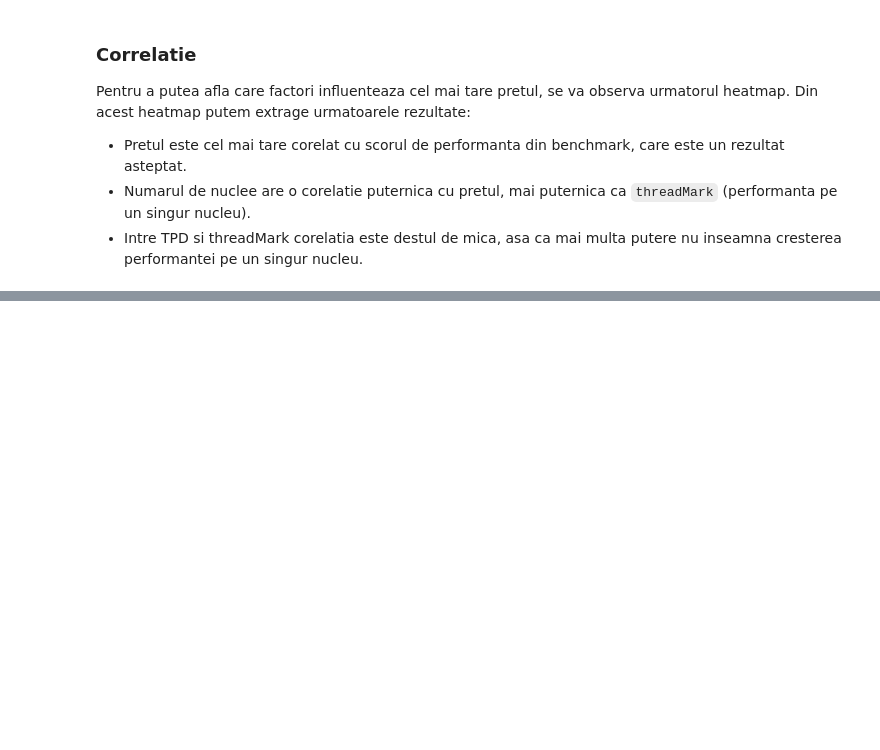
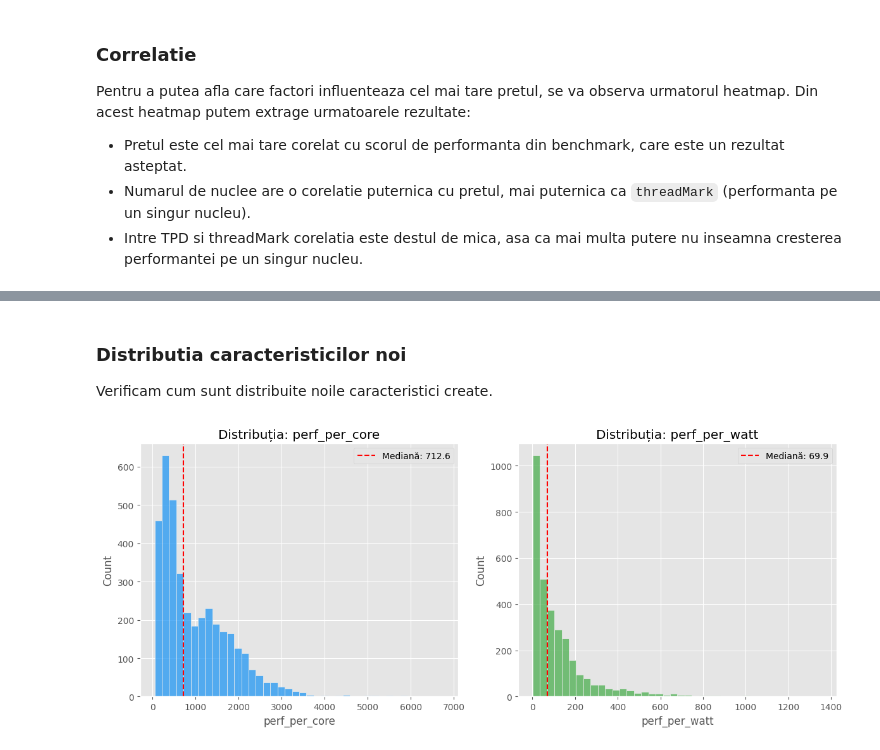
Before and after one commit to Madachii/sisteme-inteligente, a Jupyter notebook: src/notebook.ipynb, the cells around one changed output, grey strips where cells are left out. Cells and saved outputs as stored; diff of their text form; code cells hidden in the pictures; blank space fills up the shorter version.

```diff
--- a/src/notebook.ipynb
+++ b/src/notebook.ipynb
@@ -45,7 +54,7 @@ df['log_price'] = np.log1p(df['price'])
 df = df[[
     'manufacturer',
     'log_price',
-    'cpuName',
+    # 'cpuName',
     'price',
     'cpuMark',
     # 'cpuValue',
@@ -59,21 +68,8 @@ df = df[[
     'category',
     # 'match_name'
     ]].copy()
-# df.head()
-# df.dtypes
 
-
-# plt.figure(figsize=(10, 6))
-# sns.scatterplot(data=df, x='price', y='multiScore', hue='manufacturer', style='category', alpha=0.7)
-# plt.title('CPU Value: Price vs. Multi-core Performance (cpuMark)')
-# plt.xscale('log') # Log scale is often better for price since it ranges from $50 to $7000+
-# plt.show()
-
-# plt.figure(figsize=(10, 6))
-# sns.barplot(data=df, x='TDP', y='multiScore', hue='manufacturer', alpha=0.7)
-# plt.title('Power Efficiency: TDP vs. Performance (sized by core count)')
-# plt.show()
-df_corr = df.dropna(subset=['price'])
+# mai pot sa adaug si generatile din unme cum ar fi ryzen 7 i3 etc...
 # %% [markdown]
 # Analiza exploratorie
 Din cauza ca diferenta intre media preturilor si mediana acestora este mare (706.79 vs. 1938) sugereaza ca datele sunt distribuite asimetric spre stanga. Din acest motiv in model se va aplica log() pe pret pentru al aduce mai aproape de o curba gaussiana.
@@ -100,8 +96,10 @@ Din acest heatmap putem extrage urmatoarele rezultate:
 -   Intre TPD si threadMark corelatia este destul de mica, asa ca mai multa putere nu inseamna cresterea performantei pe un singur nucleu.
 # %%
 plt.figure(figsize=(8, 6))
-df = df.drop('price', axis=1) # pentru ca folosim pretul logaritmic, scoatem pretul original
-sns.heatmap(data=df.corr(numeric_only=True), annot=True)
+df_log_price = df.drop('price', axis=1) # pentru ca folosim pretul logaritmic, scoatem pretul original
+sns.heatmap(data=df_log_price.corr(numeric_only=True), annot=True)
 plt.show()
+
+print(df_log_price.corr(numeric_only=True))
 # %% [output]
 [figure]
@@ -107,0 +169,20 @@ plt.show()
+# %% [markdown]
+### Distributia caracteristicilor noi
+Verificam cum sunt distribuite noile caracteristici create.
+# %%
+new_features = ['perf_per_core', 'perf_per_watt']
+
+fig, axes = plt.subplots(1, 2, figsize=(12, 5))
+for i, feat in enumerate(new_features):
+    data = df_fe[feat].dropna()
+    sns.histplot(data, bins=40, ax=axes[i], color=['#2196F3', '#4CAF50', '#FF9800'][i])
+    axes[i].set_title(f'Distribuția: {feat}')
+    axes[i].set_xlabel(feat)
+    median_val = data.median()
+    axes[i].axvline(median_val, color='red', linestyle='--', label=f'Mediană: {median_val:.1f}')
+    axes[i].legend()
+
+plt.tight_layout()
+plt.show()
+# %% [output]
+[figure, added]
```
Also changed, not shown: parts of 11 cells of this notebook, 3 other files.
